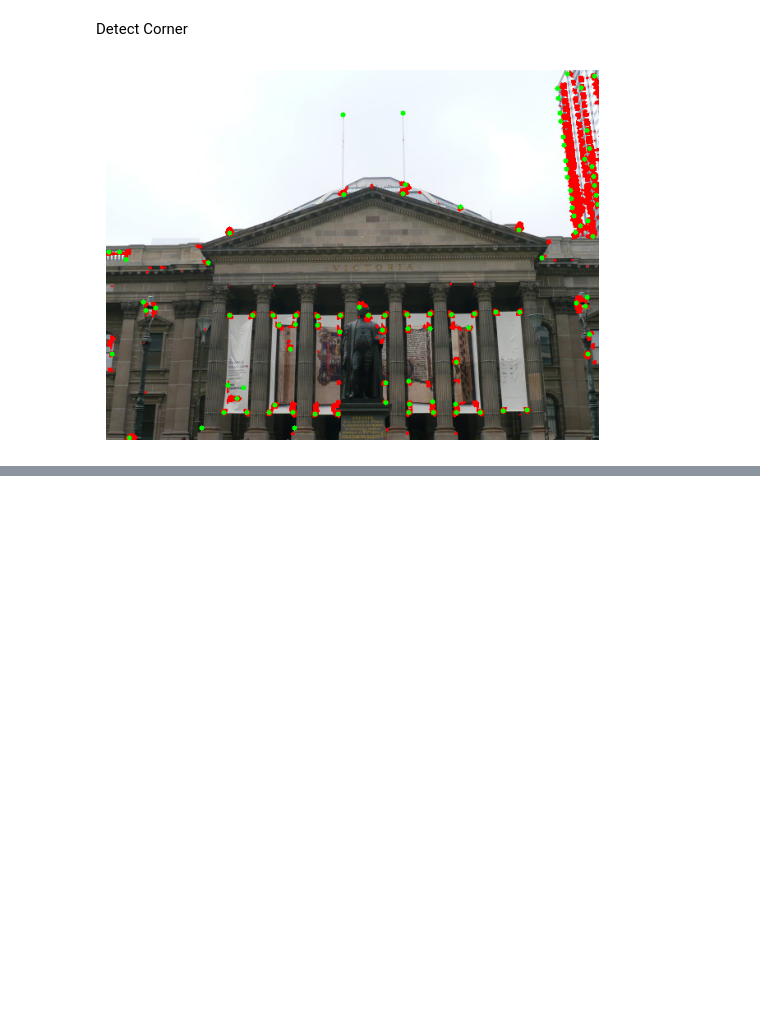
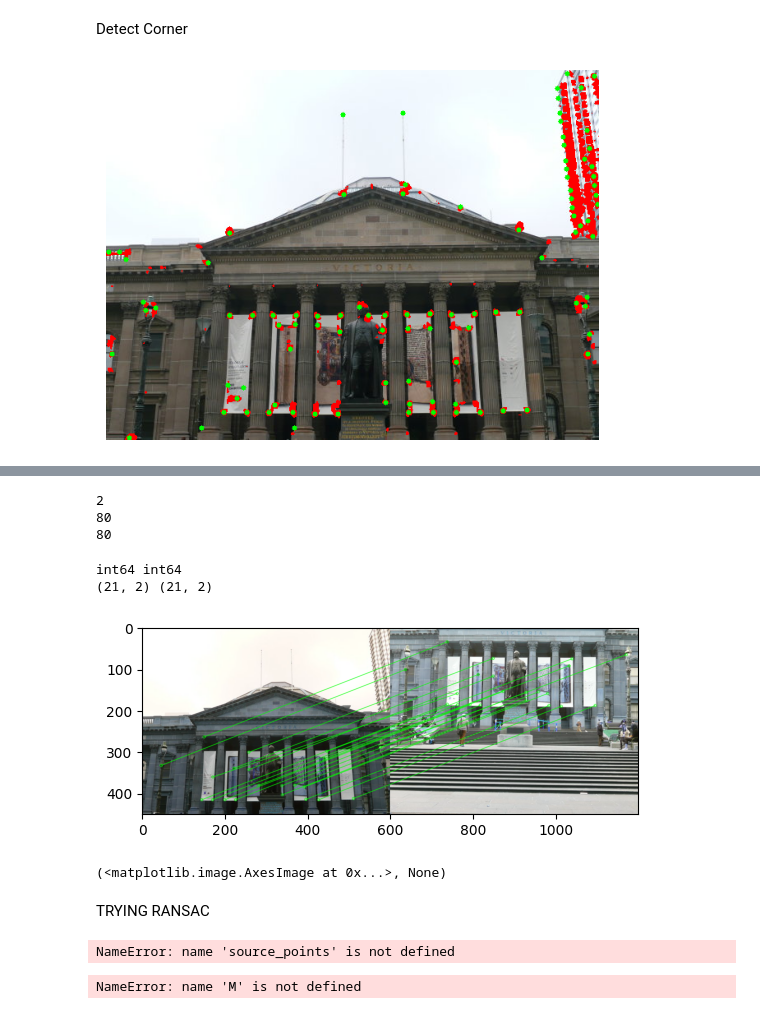
Before and after one commit to neehalsharrma/RBE549-S25-S01, a Jupyter notebook: hw1-myautopano/Phase1/Code/feature_generator.ipynb, the cells around one changed output, grey strips where cells are left out. Saved outputs shown, nothing was run; the diff lists cells and outputs as text; code cells hidden in the pictures; blank space fills up the shorter version.

Commit message:
Added ransac, changed feature descriptor and added feature comparator

```diff
--- a/hw1-myautopano/Phase1/Code/feature_generator.ipynb
+++ b/hw1-myautopano/Phase1/Code/feature_generator.ipynb
@@ -107,0 +322,6 @@ TypeError: select_top() missing 1 required positional argument: 'coords'
+# %%
+#  __init__(self, features1, features2, coords1, coords2, threshold):
+fp= FeaturePair(img1_features, img2_features, img1_top_n, img2_top_n, 0.3)
+fp.compute_similarity()
+
+feature_pairs= fp.get_feature_pairs()
@@ -107,0 +346,46 @@ TypeError: select_top() missing 1 required positional argument: 'coords'
+# %%
+print(len(feature_pairs))
+print(len(img1_features))
+print(len(img2_top_n))
+# %% [output]
+2
+80
+80
+# %%
+# Visualising matches
+# Transformation to use drawMatches
+
+kf1,kf2= feature_pairs
+kf1= np.array(kf1)
+kf2= np.array(kf2)
+print(kf1.dtype, kf2.dtype)
+print(kf1.shape, kf2.shape)
+
+# Transfer to keypoint
+def keypoint(points):
+	kp1 = []
+	for i in range(len(points)):
+		kp1.append(cv2.KeyPoint(int(points[i][1]), int(points[i][0]), 3))
+	return kp1
+
+kf1=keypoint(kf1)
+kf2=keypoint(kf2)
+
+def create_matches(num):
+    m=[]
+    for i in range(num):
+        m.append(cv2.DMatch(i,i,2))
+    return m
+
+matches1to2=create_matches(len(kf2))
+
+
+img3 = cv2.drawMatches(img1,kf1,img2,kf2,matches1to2,None,matchColor=(0, 255, 0),flags=cv2.DrawMatchesFlags_NOT_DRAW_SINGLE_POINTS)
+plt.imshow(img3),plt.show()
+# %% [output]
+int64 int64
+(21, 2) (21, 2)
+[figure, added]
+(<matplotlib.image.AxesImage at 0x...>, None)
+# %% [markdown]
+TRYING RANSAC
@@ -107,0 +394,21 @@ TypeError: select_top() missing 1 required positional argument: 'coords'
+# %%
+print(source_points.shape)
+# %% [output]
+NameError: name 'source_points' is not defined
+# %%
+print(M.shape)
+print(M)
+coords=cv2.perspectiveTransform(np.array([[[100,100]],[[200,200]]]).astype(np.float32), M)
+# reshaped= np.reshap
+source_points=np.array(feature_pairs[0]).astype(np.float32)
+destination_points=np.array(feature_pairs[1]).astype(np.float32)
+
+print(coords.shape)
+norm_of=np.expand_dims(destination_points, axis=1)-cv2.perspectiveTransform(np.expand_dims(source_points, axis=1),M)
+new_norm_of= np.squeeze(norm_of)
+diff= np.linalg.norm(new_norm_of, axis=1)
+print(norm_of.shape, " Element 1-", norm_of[10])
+print(new_norm_of.shape, " Element 1-", new_norm_of[10])
+print(diff.shape, " Element 1-", diff[10])
+# %% [output]
+NameError: name 'M' is not defined
```
Also changed, not shown: parts of 25 cells of this notebook.
